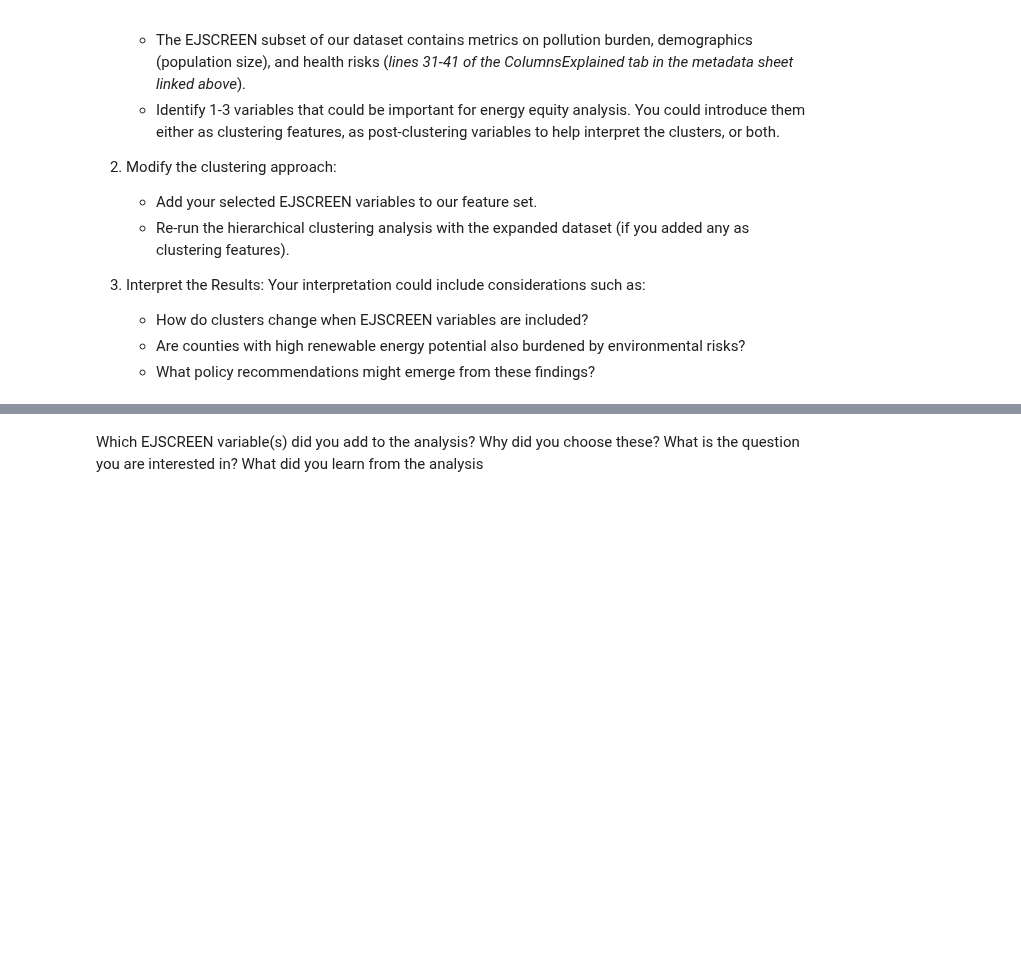
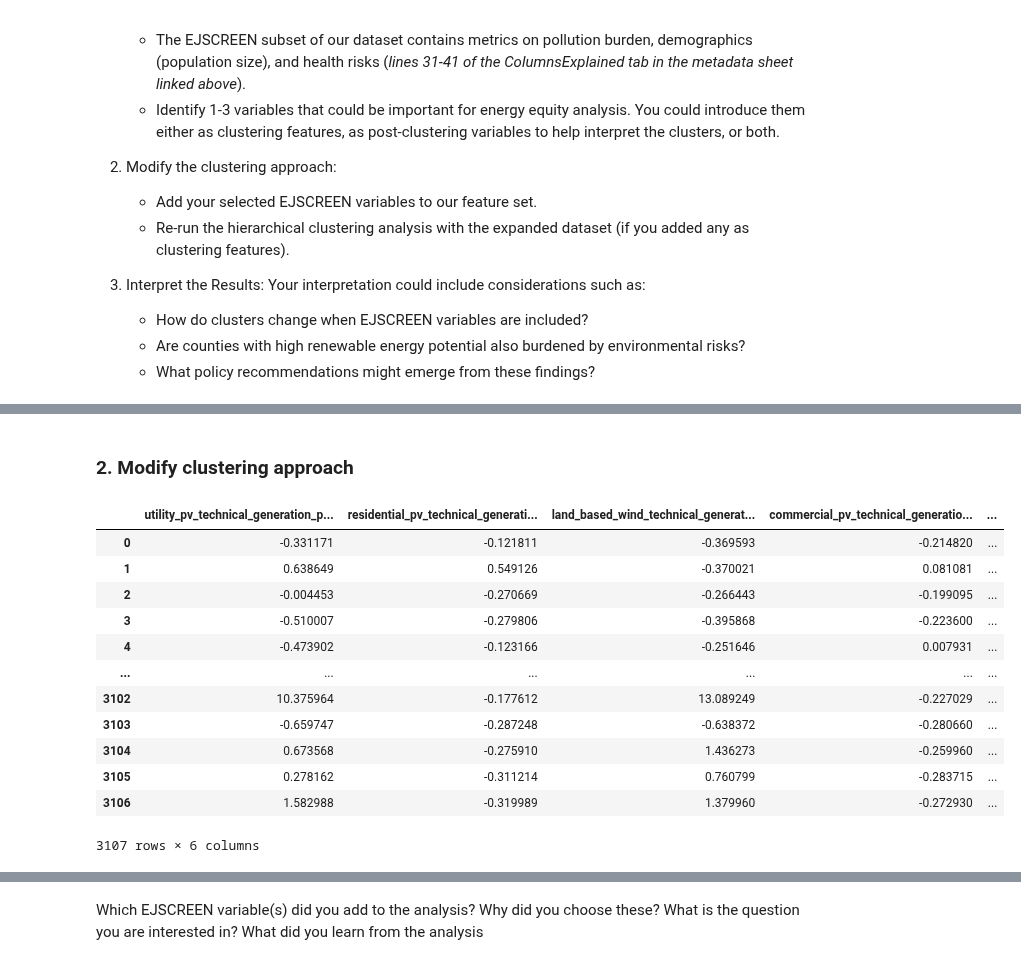
Before and after one commit to tommats00/EDS232-labs, a Jupyter notebook: Week8/lab8-ej-clustering-.ipynb, the cells around one changed output, grey strips where cells are left out. Drawn from its saved outputs; the diff is of its cells as text; code cells hidden in the pictures; blank space fills up the shorter version.

```diff
--- a/Week8/lab8-ej-clustering-.ipynb
+++ b/Week8/lab8-ej-clustering-.ipynb
@@ -128,0 +197,32 @@ So far, we have clustered counties based on **energy potential**, but energy pot
+# %% [markdown]
+### 2. Modify clustering approach
+# %%
+# Add three new columns to the dataset
+X = eeip_data[['utility_pv_technical_generation_potential_mwh', 'residential_pv_technical_generation_potential_mwh',
+               'land_based_wind_technical_generation_potential_mwh', 'commercial_pv_technical_generation_potential_mwh',
+               'lowincome_pop_1_prop', 'lowincome_pop_5_prop']]
+X = X.dropna()
+
+# Scale the feature data to perform clustering
+scaler = StandardScaler()
+X_scaled  = scaler.fit_transform(X)
+
+# Create df from scaled data for later use
+X_scaled = pd.DataFrame(X_scaled, columns = X.columns)
+
+# View df
+X_scaled
+# %% [output]
+|  | utility_pv_technical_generation_p... | residential_pv_technical_generati... | land_based_wind_technical_generat... | commercial_pv_technical_generatio... | ... |
+| 0 | -0.331171 | -0.121811 | -0.369593 | -0.214820 | ... |
+| 1 | 0.638649 | 0.549126 | -0.370021 | 0.081081 | ... |
+| 2 | -0.004453 | -0.270669 | -0.266443 | -0.199095 | ... |
+| 3 | -0.510007 | -0.279806 | -0.395868 | -0.223600 | ... |
+| 4 | -0.473902 | -0.123166 | -0.251646 | 0.007931 | ... |
+| ... | ... | ... | ... | ... | ... |
+| 3102 | 10.375964 | -0.177612 | 13.089249 | -0.227029 | ... |
+| 3103 | -0.659747 | -0.287248 | -0.638372 | -0.280660 | ... |
+| 3104 | 0.673568 | -0.275910 | 1.436273 | -0.259960 | ... |
+| 3105 | 0.278162 | -0.311214 | 0.760799 | -0.283715 | ... |
+| 3106 | 1.582988 | -0.319989 | 1.379960 | -0.272930 | ... |
+3107 rows × 6 columns
```
Also changed, not shown: parts of 15 cells of this notebook.
